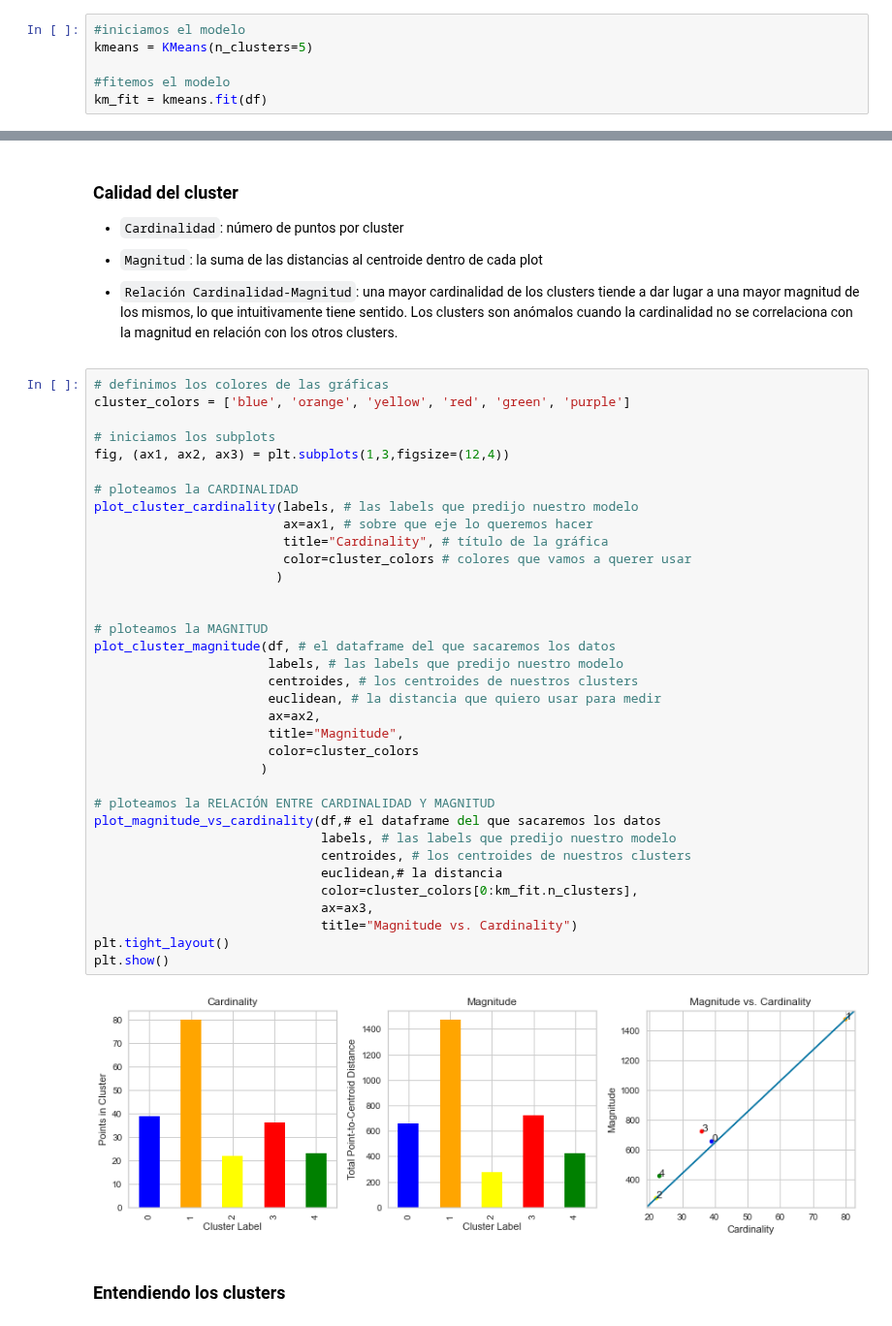
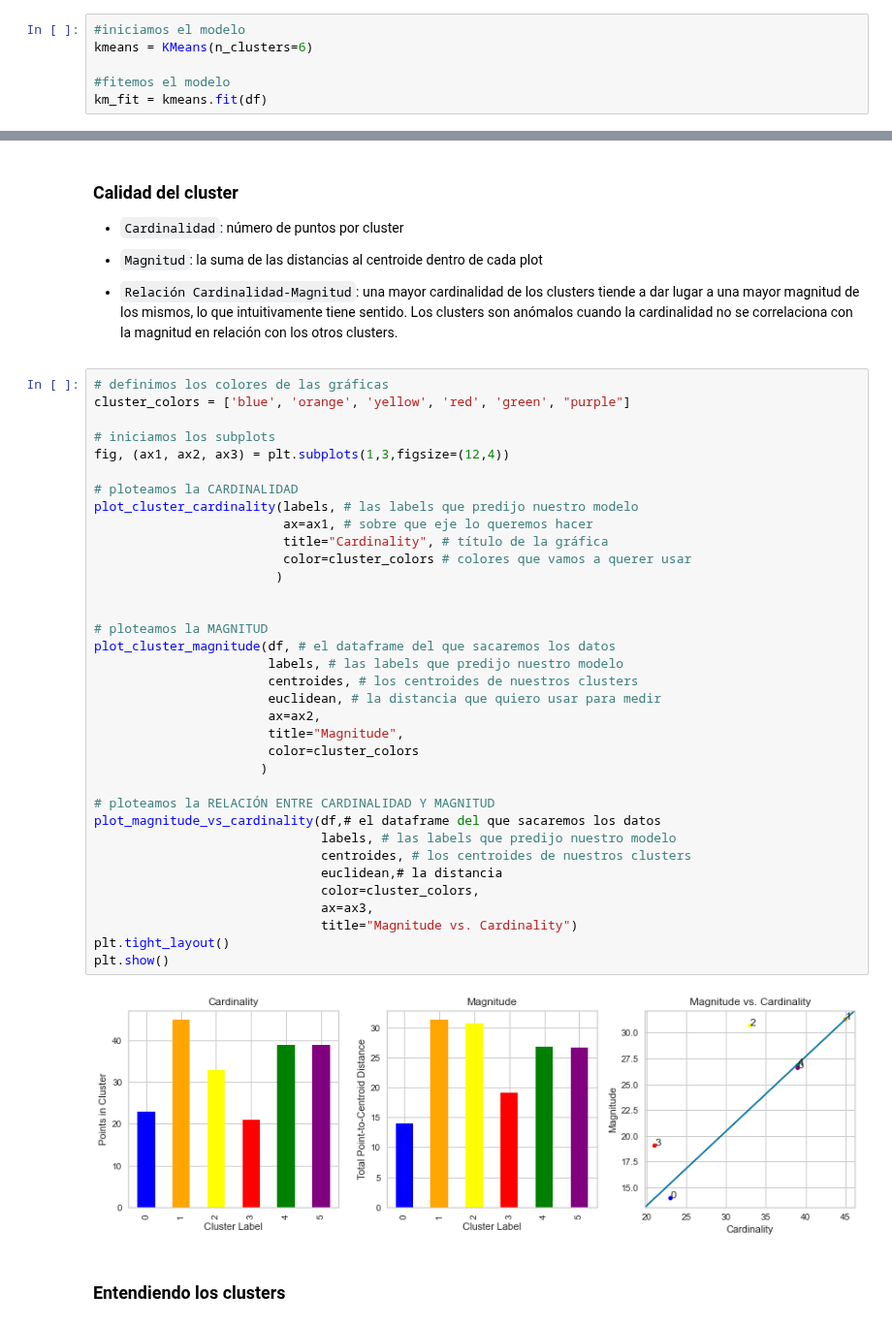
Before and after one commit to Ironhack-Part-Time-Enero2022/apuntes-clases, a Jupyter notebook: semana-19/19.1-Clustering.ipynb, the cells around one changed output, grey strips where cells are left out. Shown at 97% size. Drawn from its saved outputs; the diff is of its cells as text.

```diff
--- a/semana-19/19.1-Clustering.ipynb
+++ b/semana-19/19.1-Clustering.ipynb
@@ -211,7 +211,7 @@ visualizer.show();
 ## Ejecución del modelo
 # %%
 #iniciamos el modelo
-kmeans = KMeans(n_clusters=5)
+kmeans = KMeans(n_clusters=6)
 
 #fitemos el modelo
 km_fit = kmeans.fit(df)
@@ -255,41 +256,41 @@ array([[32.69230769, 86.53846154, 82.12820513],
 - `Relación Cardinalidad-Magnitud`: una mayor cardinalidad de los clusters tiende a dar lugar a una mayor magnitud de los mismos, lo que intuitivamente tiene sentido. Los clusters son anómalos cuando la cardinalidad no se correlaciona con la magnitud en relación con los otros clusters.
 # %%
 # definimos los colores de las gráficas
-cluster_colors = ['blue', 'orange', 'yellow', 'red', 'green', 'purple']
+cluster_colors = ['blue', 'orange', 'yellow', 'red', 'green', "purple"]
 
 # iniciamos los subplots
 fig, (ax1, ax2, ax3) = plt.subplots(1,3,figsize=(12,4))
 
 # ploteamos la CARDINALIDAD
 plot_cluster_cardinality(labels, # las labels que predijo nuestro modelo
                          ax=ax1, # sobre que eje lo queremos hacer
                          title="Cardinality", # título de la gráfica
                          color=cluster_colors # colores que vamos a querer usar
                         )
 
 
 # ploteamos la MAGNITUD
 plot_cluster_magnitude(df, # el dataframe del que sacaremos los datos
                        labels, # las labels que predijo nuestro modelo
                        centroides, # los centroides de nuestros clusters
                        euclidean, # la distancia que quiero usar para medir
                        ax=ax2,
                        title="Magnitude",
                        color=cluster_colors
                       )
 
 # ploteamos la RELACIÓN ENTRE CARDINALIDAD Y MAGNITUD
 plot_magnitude_vs_cardinality(df,# el dataframe del que sacaremos los datos
                               labels, # las labels que predijo nuestro modelo
                               centroides, # los centroides de nuestros clusters
                               euclidean,# la distancia
-                              color=cluster_colors[0:km_fit.n_clusters],
+                              color=cluster_colors,
                               ax=ax3,
                               title="Magnitude vs. Cardinality")
 plt.tight_layout()
 plt.show()
 # %% [output]
-[figure, old version]
+[figure, new version]
 # %% [markdown]
 ### Entendiendo los clusters
 # %%
```
Also changed, not shown: parts of 15 cells of this notebook.
